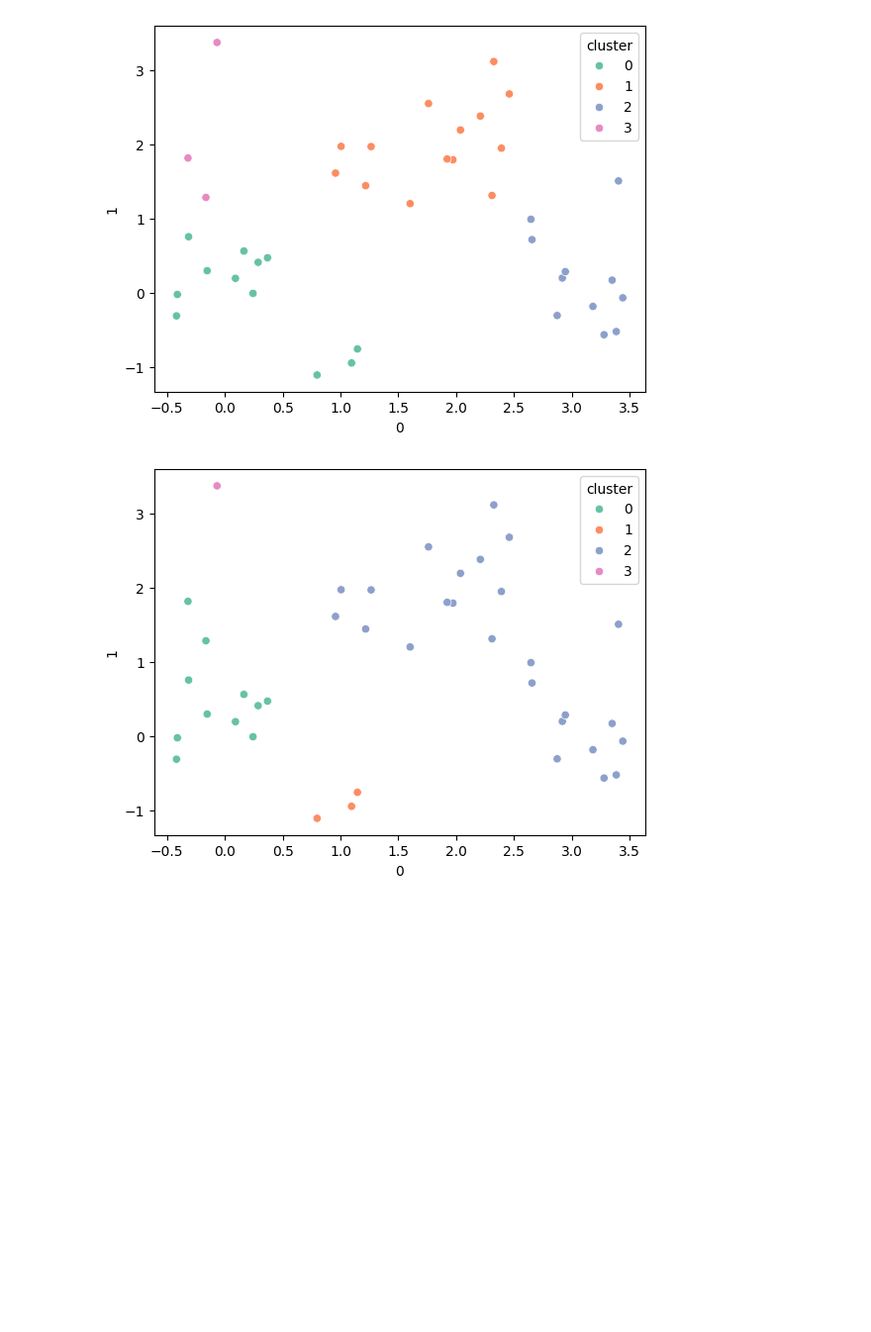
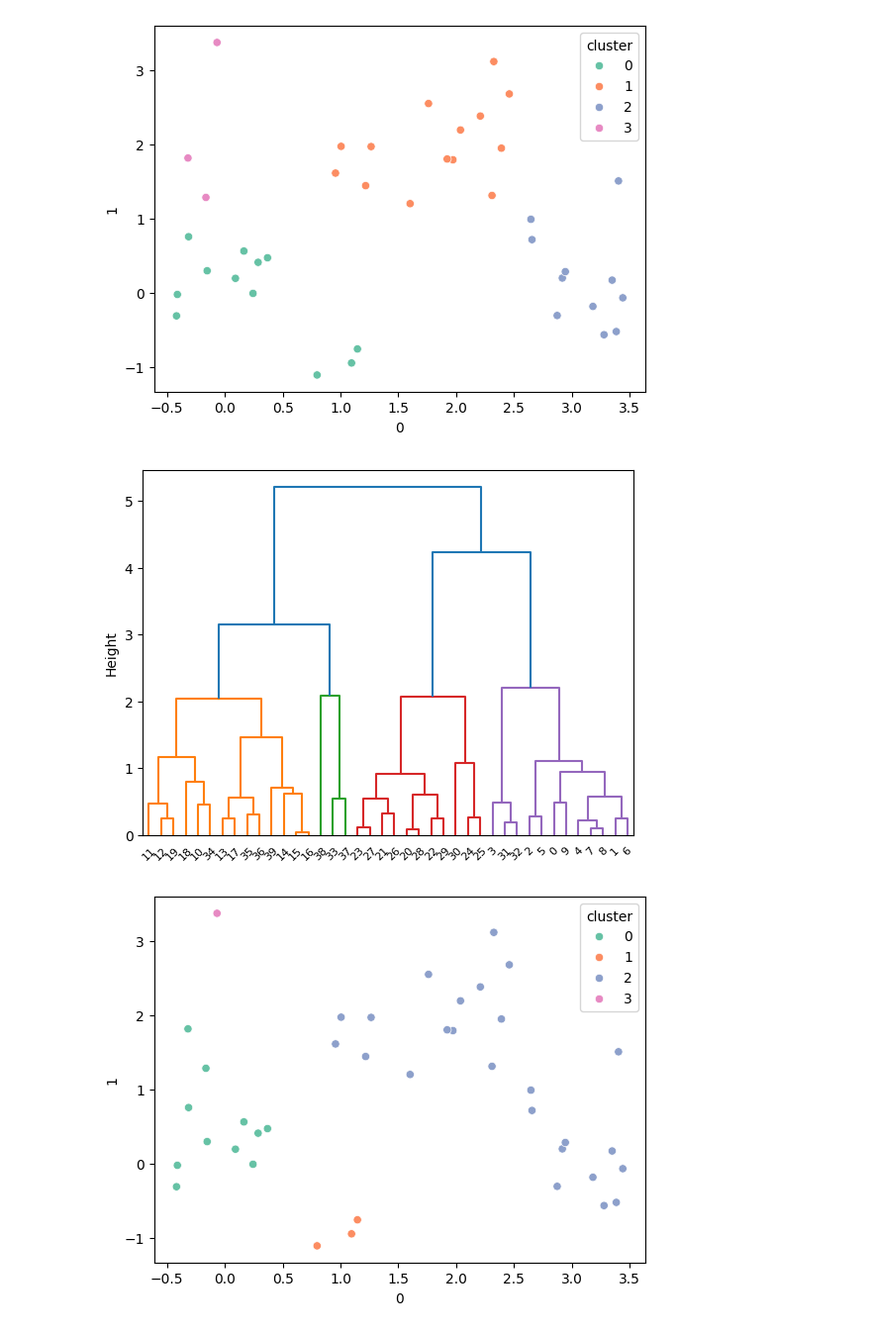
Before and after one commit to bryaneadams/csi_772_homework, a Jupyter notebook: homework_1/homework_1.ipynb, the cells around one changed output. Shown at 99% size. Drawn from its saved outputs; the diff is of its cells as text; code cells hidden in the pictures; blank space fills up the shorter version.

```diff
--- a/homework_1/homework_1.ipynb
+++ b/homework_1/homework_1.ipynb
@@ -362,3 +363,9 @@ distances = distances.drop(columns='Unnamed: 0', axis=1)
+# %%
+hc = HClust(distance_threshold=0,n_clusters=None ,linkage='complete')
+hc.fit(x)
+plot_dendrogram(hc, filename="3a_complete_dendrogram", color_threshold = 2.5)
+# %% [output]
+[figure, added]
 # %%
 h_cluster(data = x, metric='precomputed', distances=distances**2, linkage='single', num_clusters=4, figure_name='single_squared')
 # %% [output]
```
Also changed, not shown: parts of 8 cells of this notebook, 8 other files.
